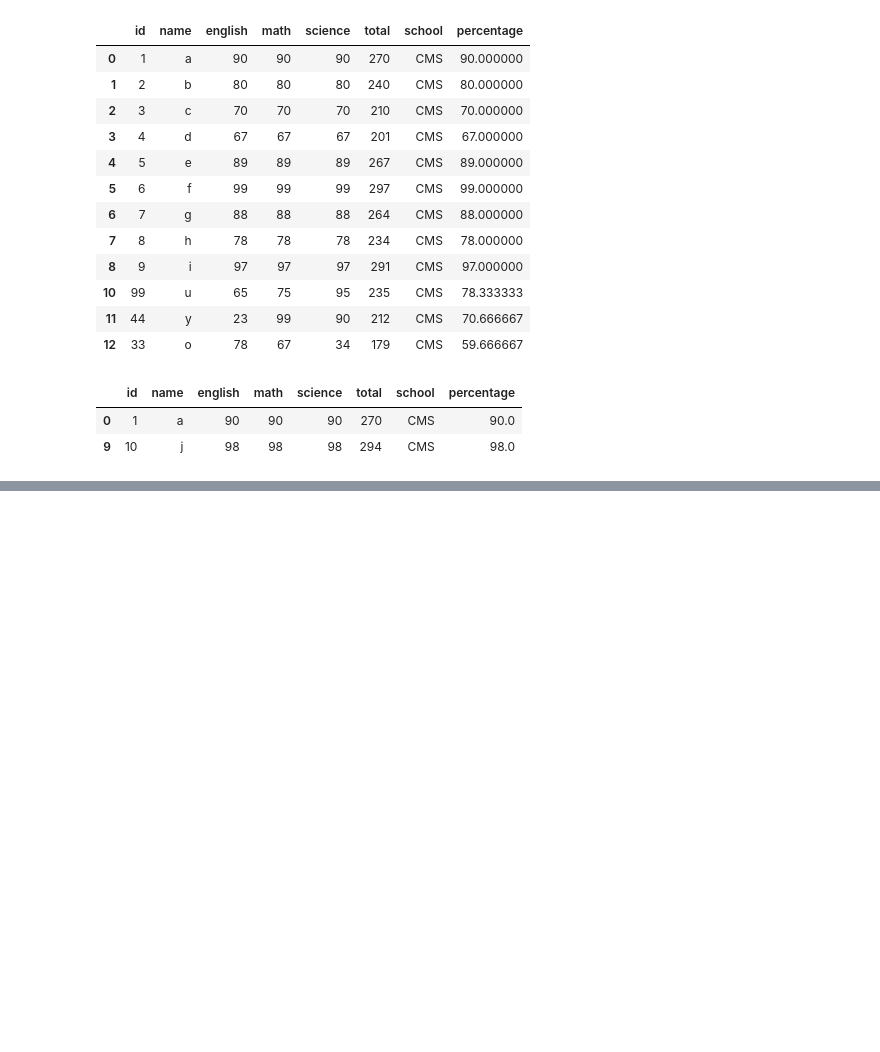
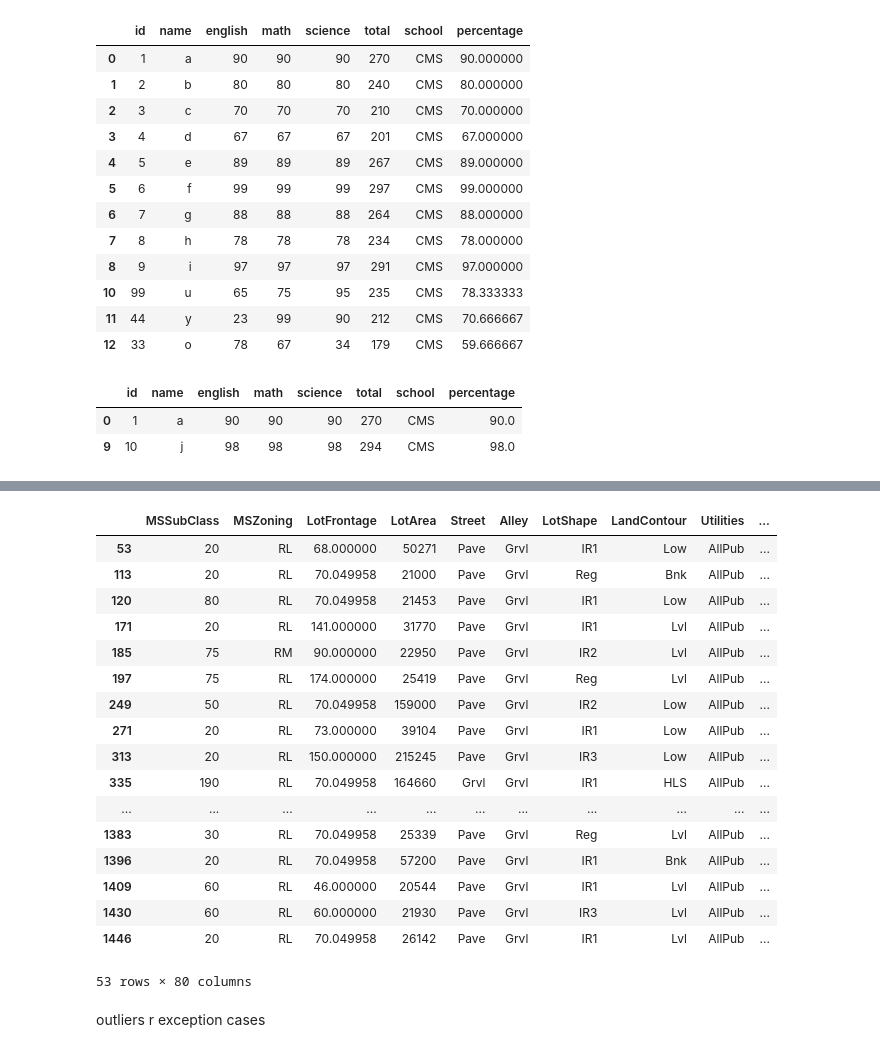
Before and after one commit to muskansonker/python-repository, a Jupyter notebook: analysis/pandas.ipynb, the cells around one changed output, grey strips where cells are left out. Cells and saved outputs as stored; diff of their text form; code cells hidden in the pictures; blank space fills up the shorter version.

```diff
--- a/analysis/pandas.ipynb
+++ b/analysis/pandas.ipynb
@@ -722,0 +735,25 @@ students[f1 | f2] #! any of condition
+# %%
+f1=housing['LotArea']>=10000
+f2=housing['LotArea']>=20000
+housing[f1 & f2]
+# %% [output]
+|  | MSSubClass | MSZoning | LotFrontage | LotArea | Street | Alley | LotShape | LandContour | Utilities | ... |
+| 53 | 20 | RL | 68.000000 | 50271 | Pave | Grvl | IR1 | Low | AllPub | ... |
+| 113 | 20 | RL | 70.049958 | 21000 | Pave | Grvl | Reg | Bnk | AllPub | ... |
+| 120 | 80 | RL | 70.049958 | 21453 | Pave | Grvl | IR1 | Low | AllPub | ... |
+| 171 | 20 | RL | 141.000000 | 31770 | Pave | Grvl | IR1 | Lvl | AllPub | ... |
+| 185 | 75 | RM | 90.000000 | 22950 | Pave | Grvl | IR2 | Lvl | AllPub | ... |
+| 197 | 75 | RL | 174.000000 | 25419 | Pave | Grvl | Reg | Lvl | AllPub | ... |
+| 249 | 50 | RL | 70.049958 | 159000 | Pave | Grvl | IR2 | Low | AllPub | ... |
+| 271 | 20 | RL | 73.000000 | 39104 | Pave | Grvl | IR1 | Low | AllPub | ... |
+| 313 | 20 | RL | 150.000000 | 215245 | Pave | Grvl | IR3 | Low | AllPub | ... |
+| 335 | 190 | RL | 70.049958 | 164660 | Grvl | Grvl | IR1 | HLS | AllPub | ... |
+| ... | ... | ... | ... | ... | ... | ... | ... | ... | ... | ... |
+| 1383 | 30 | RL | 70.049958 | 25339 | Pave | Grvl | Reg | Lvl | AllPub | ... |
+| 1396 | 20 | RL | 70.049958 | 57200 | Pave | Grvl | IR1 | Bnk | AllPub | ... |
+| 1409 | 60 | RL | 46.000000 | 20544 | Pave | Grvl | IR1 | Lvl | AllPub | ... |
+| 1430 | 60 | RL | 60.000000 | 21930 | Pave | Grvl | IR3 | Lvl | AllPub | ... |
+| 1446 | 20 | RL | 70.049958 | 26142 | Pave | Grvl | IR1 | Lvl | AllPub | ... |
+53 rows × 80 columns
+# %% [markdown]
+outliers r exception cases
```
Also changed, not shown: parts of 14 cells of this notebook.
